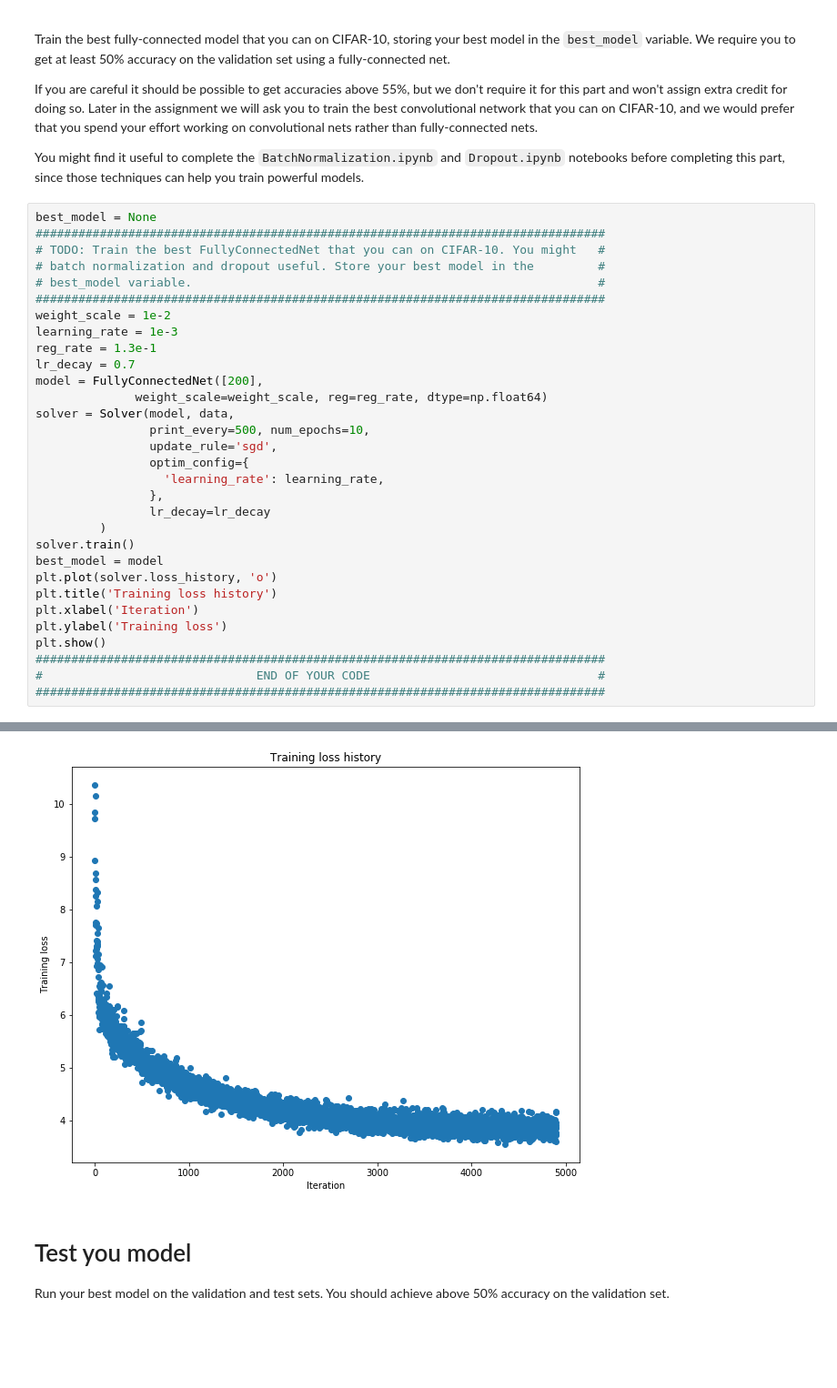
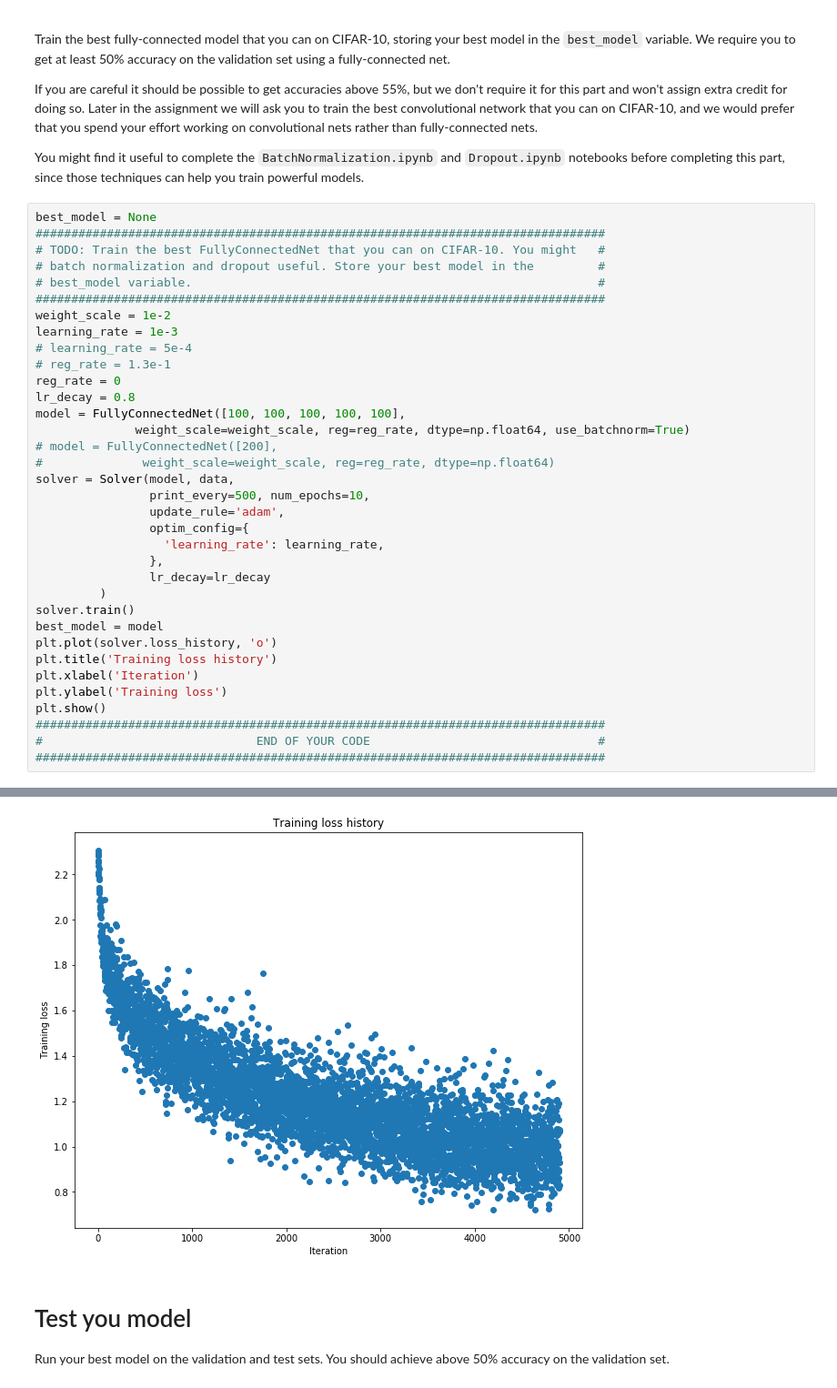
Before and after one commit to budiryan/COMP4901J-CS231n, a Jupyter notebook: assignment2/FullyConnectedNets.ipynb, the cells around one changed output, grey strips where cells are left out. Shown: that part at 91% size. Saved outputs shown, nothing was run; the diff lists cells and outputs as text; blank space fills up the shorter version.

```diff
--- a/assignment2/FullyConnectedNets.ipynb
+++ b/assignment2/FullyConnectedNets.ipynb
@@ -786,13 +768,17 @@ best_model = None
 ################################################################################
 weight_scale = 1e-2
 learning_rate = 1e-3
-reg_rate = 1.3e-1
-lr_decay = 0.7
-model = FullyConnectedNet([200],
-              weight_scale=weight_scale, reg=reg_rate, dtype=np.float64)
+# learning_rate = 5e-4
+# reg_rate = 1.3e-1
+reg_rate = 0
+lr_decay = 0.8
+model = FullyConnectedNet([100, 100, 100, 100, 100],
+              weight_scale=weight_scale, reg=reg_rate, dtype=np.float64, use_batchnorm=True)
+# model = FullyConnectedNet([200],
+#              weight_scale=weight_scale, reg=reg_rate, dtype=np.float64)
 solver = Solver(model, data,
                 print_every=500, num_epochs=10,
-                update_rule='sgd',
+                update_rule='adam',
                 optim_config={
                   'learning_rate': learning_rate,
                 },
@@ -829,4 +815,4 @@ plt.show()
-[figure, old version]
+[figure, new version]
 # %% [markdown]
 # Test you model
 Run your best model on the validation and test sets. You should achieve above 50% accuracy on the validation set.
```
Also changed, not shown: parts of 7 cells of this notebook, 3 other files.
